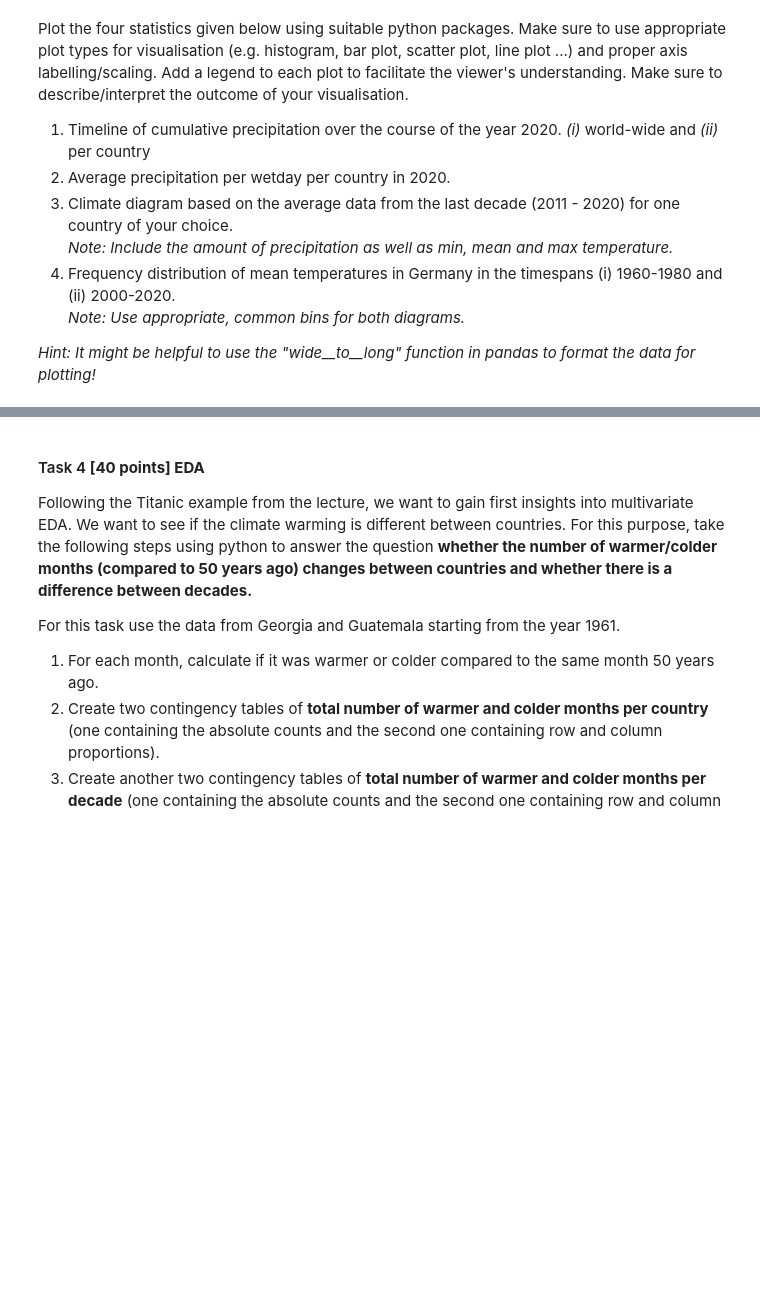
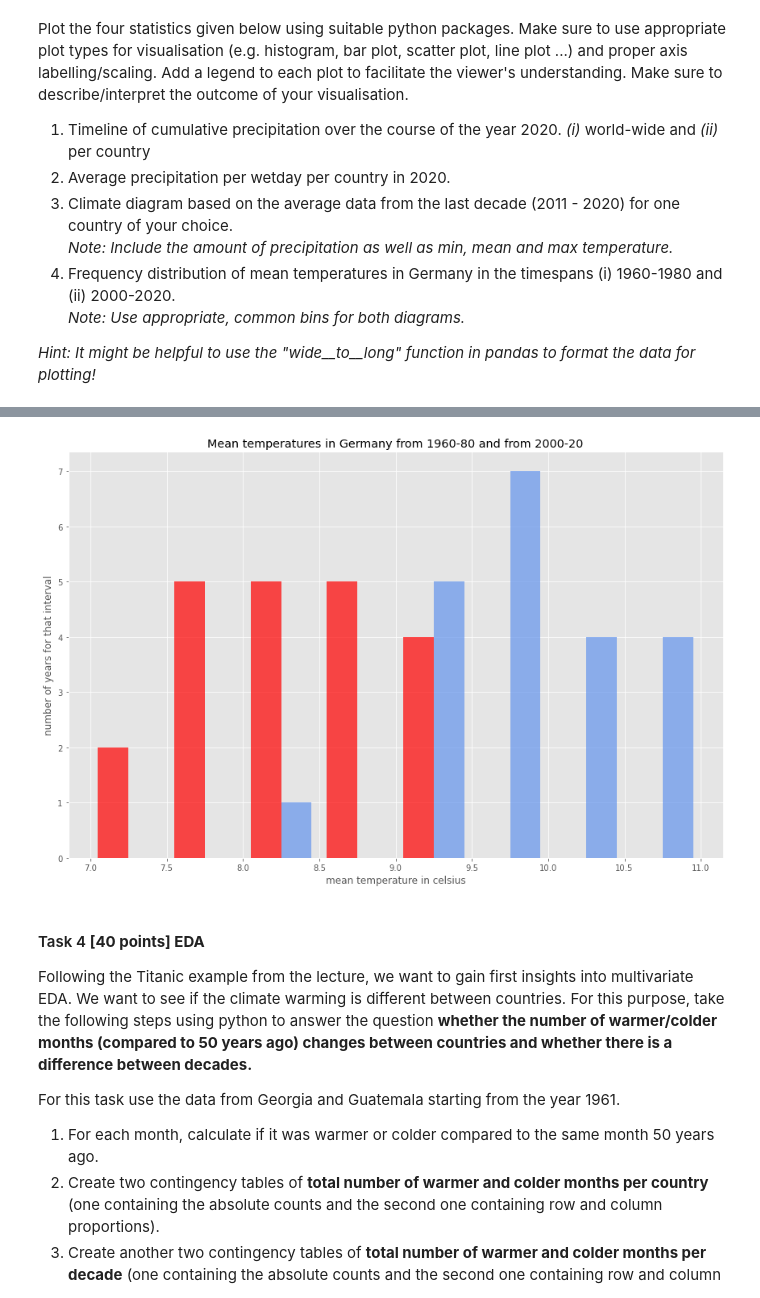
Before and after one commit to alschiessl/ResearchMethods, a Jupyter notebook: 21_RM_A02_Group.ipynb, the cells around one changed output, grey strips where cells are left out. Cells and saved outputs as stored; diff of their text form; code cells hidden in the pictures; blank space fills up the shorter version.

```diff
--- a/21_RM_A02_Group.ipynb
+++ b/21_RM_A02_Group.ipynb
@@ -192,3 +197,25 @@ between 2000 and 2020 have been warmer. Yearly averages of up to 11 degrees Cels
+# %%
+#### fourth task ####
+
+# setup plot
+fig, axs = plt.subplots(1, 1, figsize=(12, 8))
+
+# setting up data
+df_germany_1960_80 = cru_df.query('YEAR >= 1960 and YEAR <= 1980 and COUNTRY == "GERMANY"')[cru_df.columns[2:14]]
+df_germany_1960_80_means = df_germany_1960_80.mean(axis=1).values.flatten().tolist()
+df_germany_2000_20 = cru_df.query('YEAR >= 2000 and YEAR <= 2020 and COUNTRY == "GERMANY"')[cru_df.columns[2:14]]
+df_germany_2000_20_means = df_germany_2000_20.mean(axis=1).values.flatten().tolist()
+
+# plotting the histogram
+axs.set_title("Mean temperatures in Germany from 1960-80 and from 2000-20")
+axs.set_xlabel("mean temperature in celsius")
+axs.set_ylabel("number of years for that interval")
+axs.hist([df_germany_1960_80_means, df_germany_2000_20_means], bins=8, range=(7,11),alpha=0.7, color=['red', 'cornflowerblue'])
+
+fig.tight_layout()
+plt.show()
+# %% [output]
+[figure, added]
 # %% [markdown]
 #### Task 4 **[40 points] EDA**
 
```
Also changed, not shown: parts of 4 cells of this notebook.
